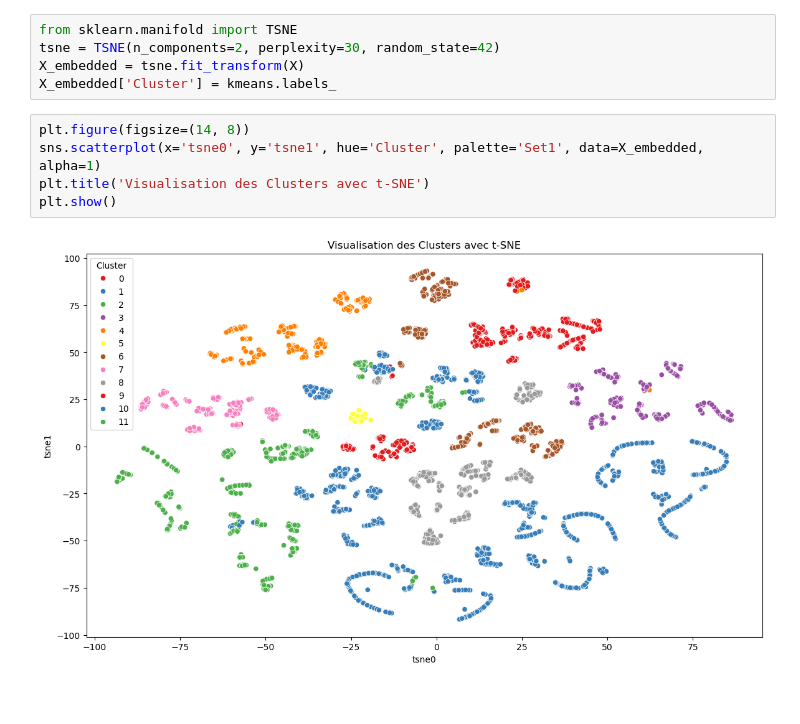
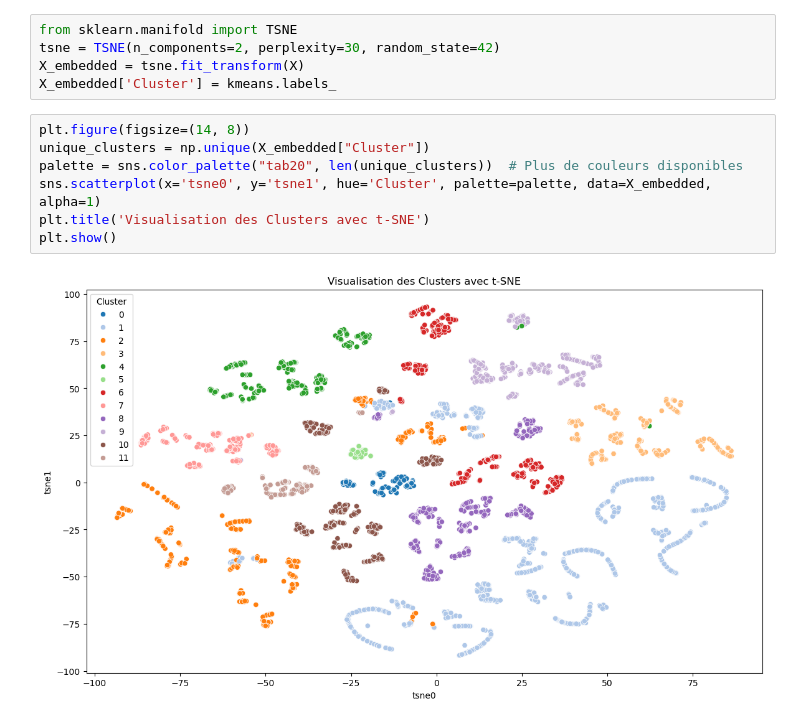
Before and after one commit to Soilah98/Clustering, a Jupyter notebook: segmentation_client/projet_segmentation_client.ipynb, the cells around one changed output. Drawn from its saved outputs; the diff is of its cells as text.

```diff
--- a/segmentation_client/projet_segmentation_client.ipynb
+++ b/segmentation_client/projet_segmentation_client.ipynb
@@ -255,8 +255,10 @@ X_embedded = tsne.fit_transform(X)
 X_embedded['Cluster'] = kmeans.labels_
 # %%
 plt.figure(figsize=(14, 8))
-sns.scatterplot(x='tsne0', y='tsne1', hue='Cluster', palette='Set1', data=X_embedded, alpha=1)
+unique_clusters = np.unique(X_embedded["Cluster"])
+palette = sns.color_palette("tab20", len(unique_clusters))  # Plus de couleurs disponibles
+sns.scatterplot(x='tsne0', y='tsne1', hue='Cluster', palette=palette, data=X_embedded, alpha=1)
 plt.title('Visualisation des Clusters avec t-SNE')
 plt.show()
 # %% [output]
-[figure, old version]
+[figure, new version]
```
Also changed, not shown: parts of 3 cells of this notebook.
